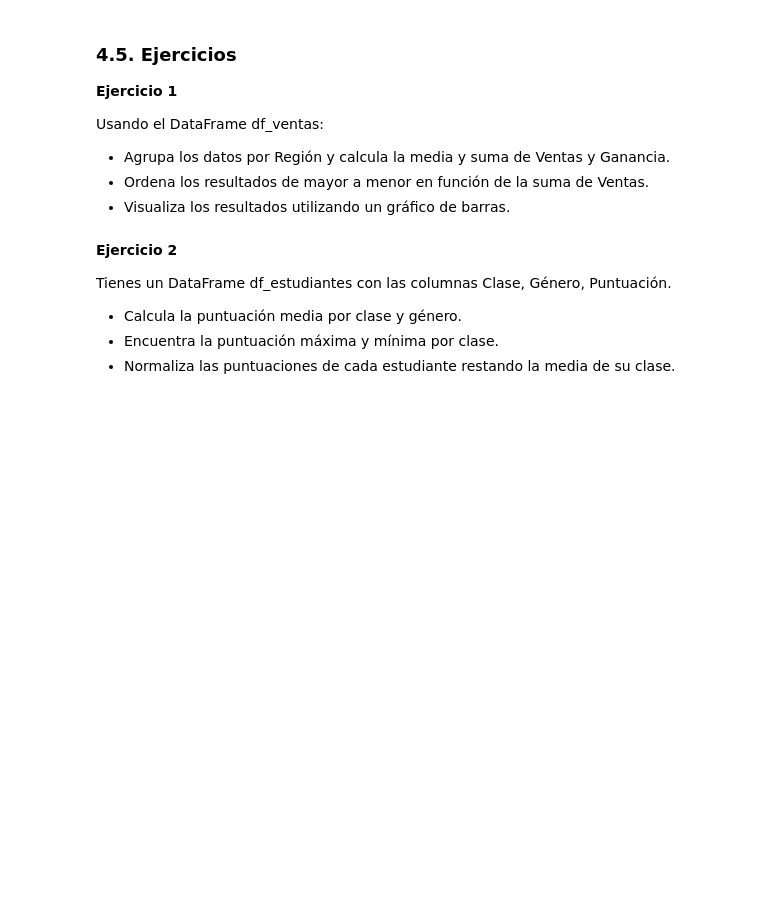
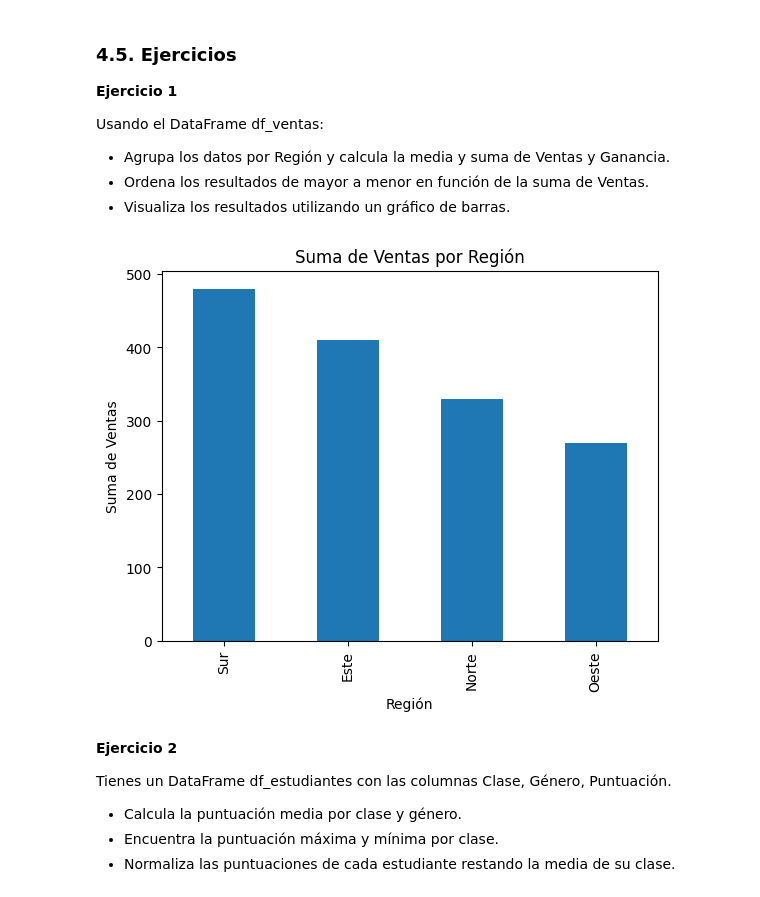
Before and after one commit to matEOTCH24/Curso-Programacion-101---Maestria-UTEC, a Jupyter notebook: Clase_09/07_Manipulación_de_Datos_con_Pandas.ipynb, the cells around one changed output. Drawn from its saved outputs; the diff is of its cells as text; code cells hidden in the pictures; blank space fills up the shorter version.

```diff
--- a/Clase_09/07_Manipulación_de_Datos_con_Pandas.ipynb
+++ b/Clase_09/07_Manipulación_de_Datos_con_Pandas.ipynb
@@ -718,6 +1245,39 @@ Usando el DataFrame df_ventas:
 - Agrupa los datos por Región y calcula la media y suma de Ventas y Ganancia.
 - Ordena los resultados de mayor a menor en función de la suma de Ventas.
 - Visualiza los resultados utilizando un gráfico de barras.
+# %%
+# prompt: Usando el DataFrame df_ventas:
+# Agrupa los datos por Región y calcula la media y suma de Ventas y Ganancia.
+# Ordena los resultados de mayor a menor en función de la suma de Ventas.
+# Visualiza los resultados utilizando un gráfico de barras.
+
+import pandas as pd
+import matplotlib.pyplot as plt
+
+# DataFrame de ventas (reemplaza con tu DataFrame real)
+df_ventas = pd.DataFrame({
+    'Región': ['Norte', 'Sur', 'Este', 'Oeste', 'Norte', 'Sur', 'Este', 'Oeste', 'Norte', 'Sur'],
+    'Ventas': [100, 150, 200, 130, 120, 170, 210, 140, 110, 160],
+    'Ganancia': [20, 30, 50, 25, 22, 35, 45, 30, 20, 32]
+})
+
+# Agrupar por Región y calcular la media y suma de Ventas y Ganancia
+agrupado = df_ventas.groupby('Región').agg({'Ventas': ['mean', 'sum'], 'Ganancia': ['mean', 'sum']})
+
+# Aplanar los nombres de las columnas para facilitar el acceso
+agrupado.columns = ['_'.join(col).strip() for col in agrupado.columns.values]
+
+# Ordenar por la suma de ventas
+agrupado_ordenado = agrupado.sort_values(by='Ventas_sum', ascending=False)
+
+# Visualizar los resultados con un gráfico de barras
+agrupado_ordenado['Ventas_sum'].plot(kind='bar')
+plt.title('Suma de Ventas por Región')
+plt.xlabel('Región')
+plt.ylabel('Suma de Ventas')
+plt.show()
+# %% [output]
+[figure, added]
 # %% [markdown]
 **Ejercicio 2**
 
```
Also changed, not shown: parts of 64 cells of this notebook.
